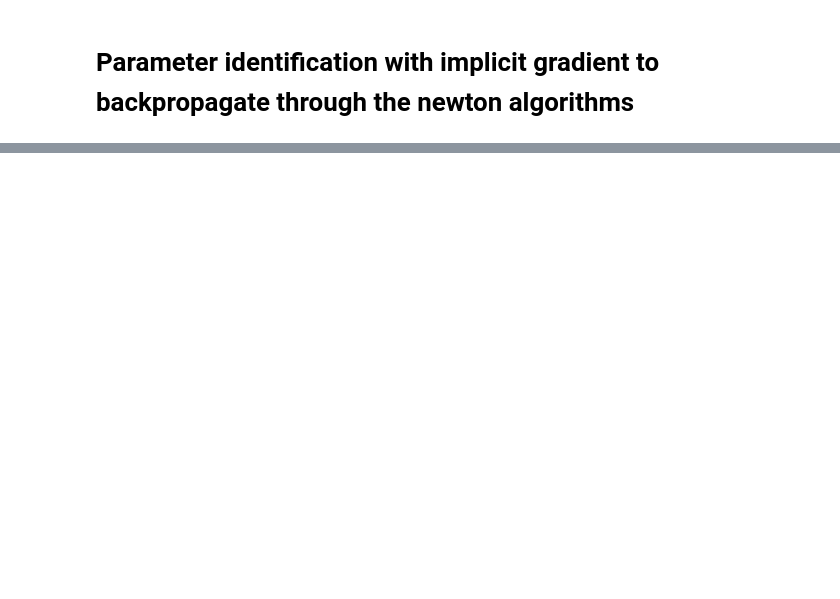
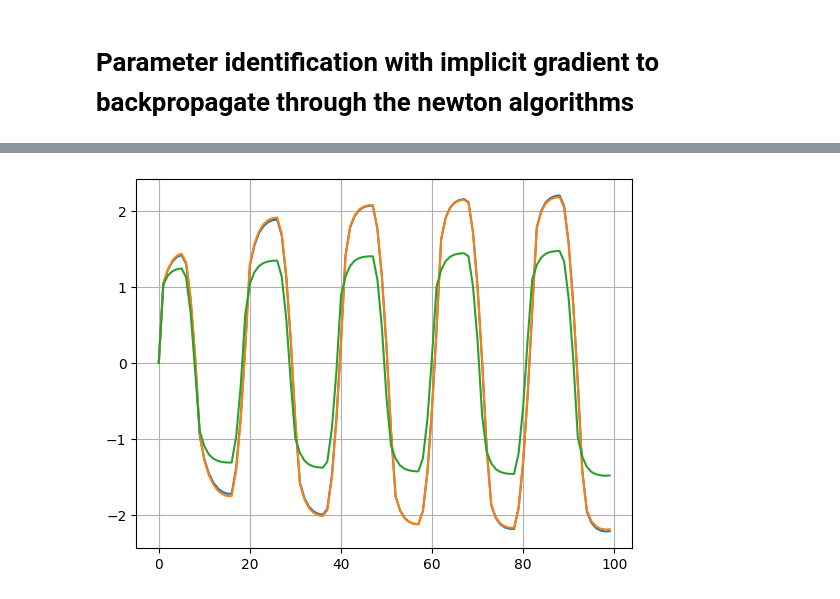
Before and after one commit to kerfriden/jax_constitutive_law, a Jupyter notebook: jax_cl_3.ipynb, the cells around one changed output, grey strips where cells are left out. Cells and saved outputs as stored; diff of their text form; code cells hidden in the pictures; blank space fills up the shorter version.

```diff
--- a/jax_cl_3.ipynb
+++ b/jax_cl_3.ipynb
@@ -1812,0 +1803,3 @@ print(saved["logs"]["conv"])
+# %%
+true_params = params.copy()
+sigma_xx_obs = saved["fields"]["sigma"][:, 0]
@@ -2061,0 +2291,17 @@ true_params {'sigma_y': 1.0, 'Q': 1.0, 'b': Array(0.1, dtype=float64, weak_type=
+# %%
+init = to_params(space, theta0)
+print("Initial Q, b:", init["Q"], init["b"])
+
+# --- run BFGS (optionally seed with a few Adam steps you have) ---
+t0 = time.perf_counter()
+theta_opt, fval, info = bfgs(loss, theta0, rtol=1.e-3, n_display=1)
+t1 = time.perf_counter()
+print("time for optimizaton:", (t1 - t0), "s")
+#theta_opt, fval, fino = adam(loss, theta0,steps=300, lr=5e-3,weight_decay=0.0,clip_grad_norm=None,cosine_decay=True,n_display=25)
+print("final loss:", fval)
+print("info",info)
+
+# --- unpack physical identified parameters ---
+identified = to_params(space, theta_opt)
+print("Identified Q, b:", identified["Q"], identified["b"])
+# Optional: get fitted curve
@@ -2061,0 +2328,10 @@ true_params {'sigma_y': 1.0, 'Q': 1.0, 'b': Array(0.1, dtype=float64, weak_type=
+# %%
+sigma_fit = forward_sigma11(identified)
+sigma_init = forward_sigma11(init)
+
+plt.plot(sigma_fit)
+plt.plot(1.0*sigma_xx_obs)
+plt.plot(1.0*sigma_init)
+plt.grid()
+# %% [output]
+[figure, added]
```
Also changed, not shown: parts of 19 cells of this notebook.
